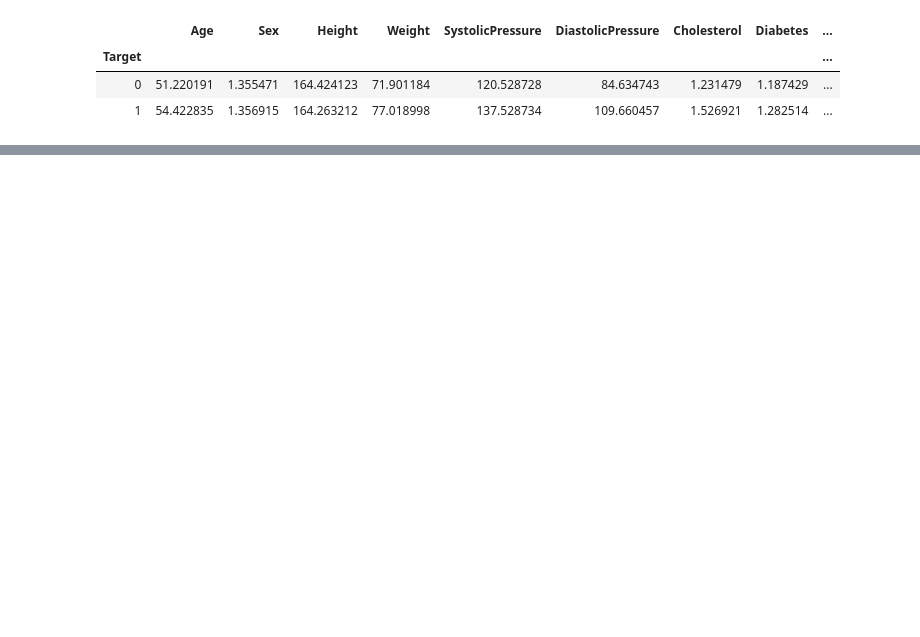
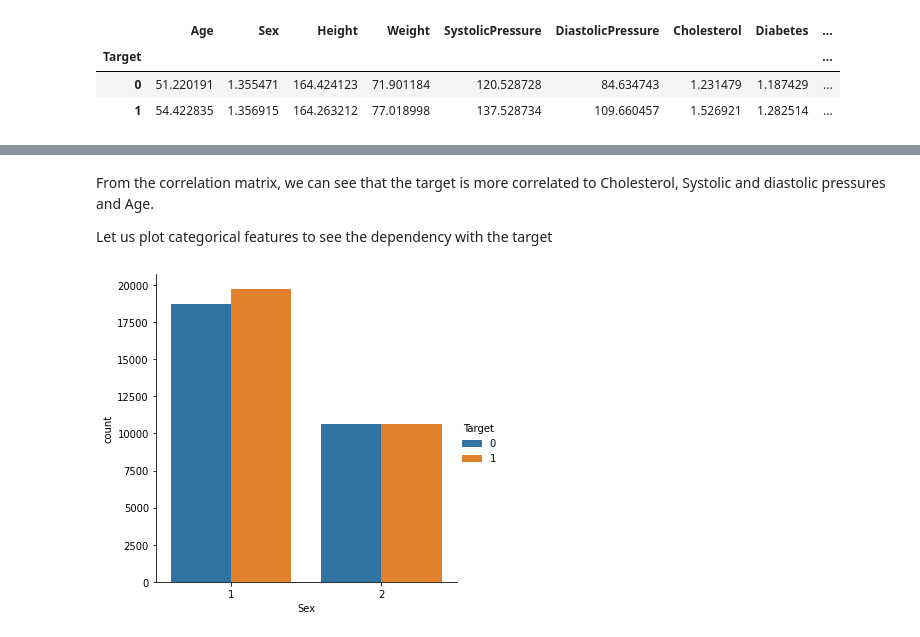
Before and after one commit to carcrupe/TFM, a Jupyter notebook: stroke_exploring_data.ipynb, the cells around one changed output, grey strips where cells are left out. Drawn from its saved outputs; the diff is of its cells as text; code cells hidden in the pictures; blank space fills up the shorter version.

```diff
--- a/stroke_exploring_data.ipynb
+++ b/stroke_exploring_data.ipynb
@@ -93 +262,10 @@ sns.heatmap(df_stroke.corr(), cmap='coolwarm', center=0,vmin=-1, vmax=1)
+# %% [markdown]
+From the correlation matrix, we can see that the target is more correlated to Cholesterol, Systolic and diastolic pressures and Age.
+
+Let us plot categorical features to see the dependency with the target
+# %%
+# Sex feature does not seem to be relevant for detecting a stroke
+sns.catplot(kind = 'count', data = df_stroke, x = 'Sex', hue = 'Target', ax=axes[0,0]);
+# %% [output]
+[figure, added]
 # %%
```
Also changed, not shown: parts of 37 cells of this notebook, 2 other files.
